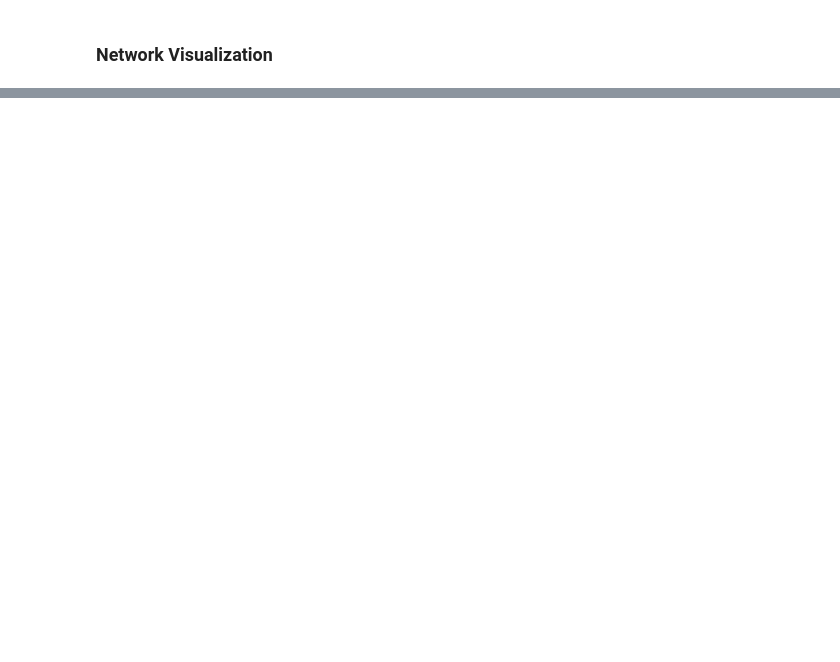
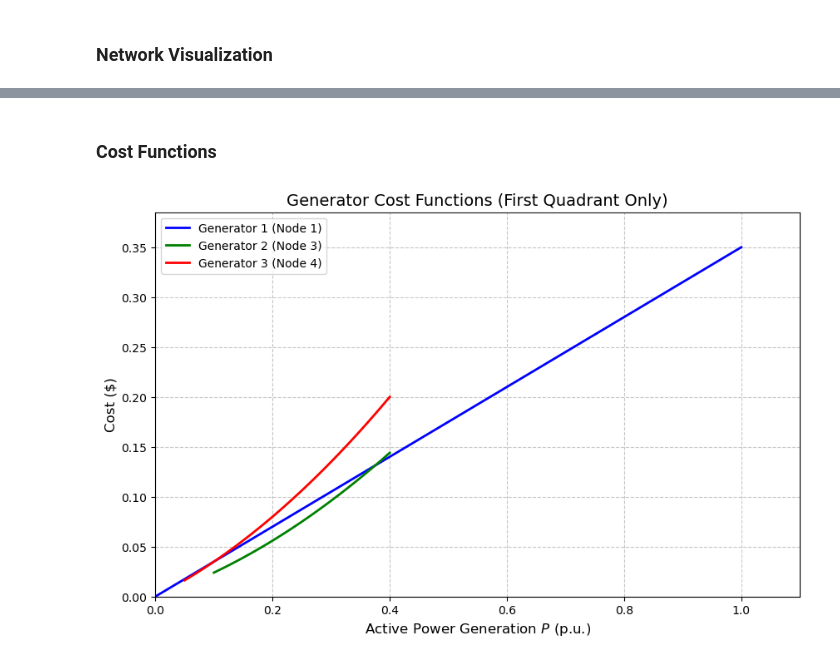
Before and after one commit to JontheFL/Optimal-Power-Flow, a Jupyter notebook: opf_starter.ipynb, the cells around one changed output, grey strips where cells are left out. Saved outputs shown, nothing was run; the diff lists cells and outputs as text; code cells hidden in the pictures; blank space fills up the shorter version.

```diff
--- a/opf_starter.ipynb
+++ b/opf_starter.ipynb
@@ -633,0 +632,43 @@ plot_grid_flow(model_dc, AC=False)
+# %% [markdown]
+### Cost Functions
+# %%
+# Data
+generators = [
+    {"name": "Generator 1 (Node 1)", "P_min": -1.0, "P_max": 1.0,  "a": 0.0, "b": 0.35, "c": 0.0},
+    {"name": "Generator 2 (Node 3)", "P_min": 0.10, "P_max": 0.40, "a": 0.40, "b": 0.20, "c": 0.0},
+    {"name": "Generator 3 (Node 4)", "P_min": 0.05, "P_max": 0.40, "a": 0.50, "b": 0.30, "c": 0.0}
+]
+
+plt.figure(figsize=(10, 6))
+colors = ['blue', 'green', 'red']
+
+# Track maximums for dynamic scaling
+max_p_limit = 0
+max_cost_limit = 0
+
+for i, gen in enumerate(generators):
+    p_values = np.linspace(gen["P_min"], gen["P_max"], 100)
+    cost_values = gen["a"] * p_values**2 + gen["b"] * p_values + gen["c"]
+
+    # Plot the full calculated line (we will crop the view later)
+    plt.plot(p_values, cost_values, label=gen["name"], color=colors[i], linewidth=2)
+
+    # Track max values for the view window
+    if np.max(p_values) > max_p_limit: max_p_limit = np.max(p_values)
+    if np.max(cost_values) > max_cost_limit: max_cost_limit = np.max(cost_values)
+
+# --- KEY STEP: Enforce First Quadrant ---
+plt.xlim(left=0, right=max_p_limit * 1.1)
+plt.ylim(bottom=0, top=max_cost_limit * 1.1)
+
+# Styling
+plt.title("Generator Cost Functions (First Quadrant Only)", fontsize=14)
+plt.xlabel("Active Power Generation $P$ (p.u.)", fontsize=12)
+plt.ylabel("Cost ($)", fontsize=12)
+plt.grid(True, linestyle='--', alpha=0.7)
+plt.legend(loc='upper left', fontsize=10)
+
+plt.savefig('generator_cost_functions_first_quadrant.png', dpi=300)
+plt.show()
+# %% [output]
+[figure, added]
```
Also changed, not shown: parts of 5 cells of this notebook, 4 other files.
